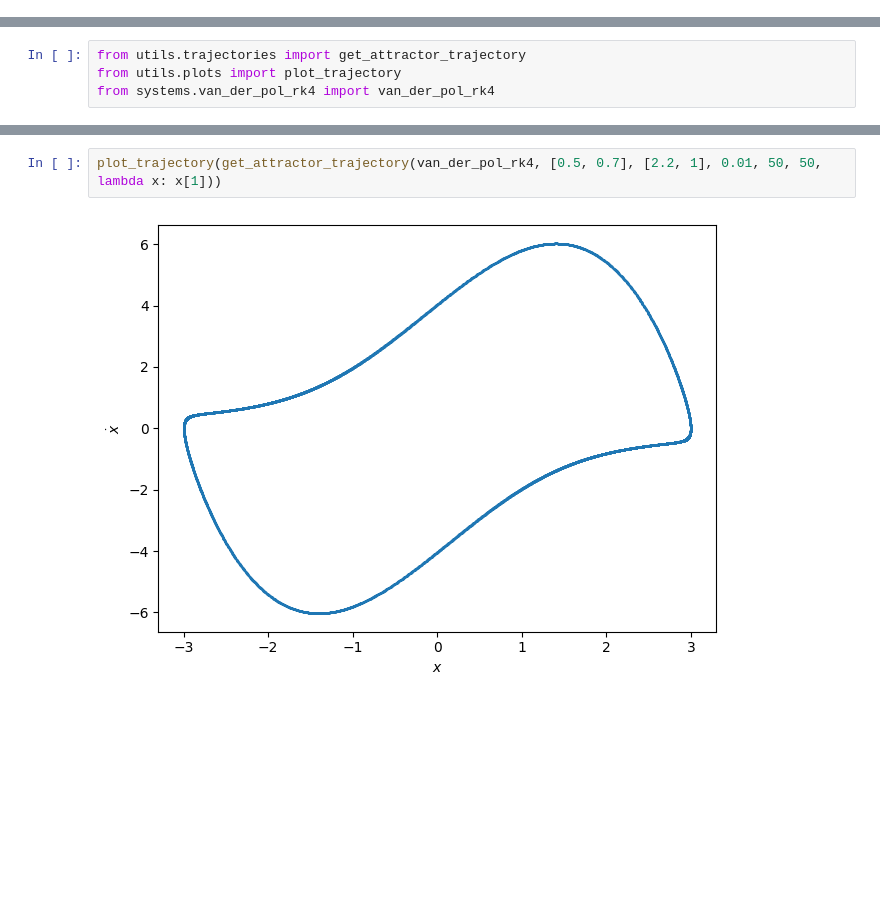
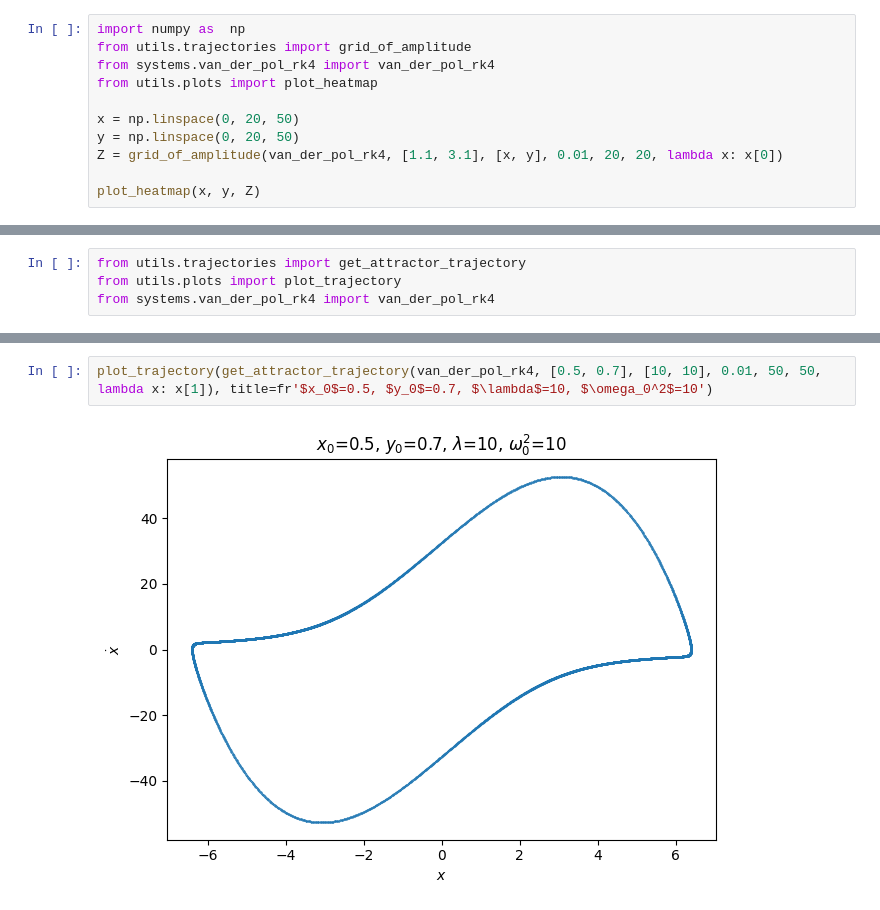
Before and after one commit to FFG99/neuromap_sync, a Jupyter notebook: explore/single_van_der_pol_dynamics.ipynb, the cells around one changed output, grey strips where cells are left out. Cells and saved outputs as stored; diff of their text form; blank space fills up the shorter version.

```diff
--- a/explore/single_van_der_pol_dynamics.ipynb
+++ b/explore/single_van_der_pol_dynamics.ipynb
@@ -113,3 +113,14 @@ from utils.plots import plot_heatmap
 plot_heatmap(x, y, Z)
 # %% [output]
 [figure]
+# %%
+import numpy as  np
+from utils.trajectories import grid_of_amplitude
+from systems.van_der_pol_rk4 import van_der_pol_rk4
+from utils.plots import plot_heatmap
+
+x = np.linspace(0, 20, 50)
+y = np.linspace(0, 20, 50)
+Z = grid_of_amplitude(van_der_pol_rk4, [1.1, 3.1], [x, y], 0.01, 20, 20, lambda x: x[0])
+
+plot_heatmap(x, y, Z)
@@ -130,4 +143,4 @@ plot_trajectory(get_attractor_trajectory(van_der_pol_rk4, [0.5, 0.7], [1.2, 1],
 # %%
-plot_trajectory(get_attractor_trajectory(van_der_pol_rk4, [0.5, 0.7], [2.2, 1], 0.01, 50, 50, lambda x: x[1]))
+plot_trajectory(get_attractor_trajectory(van_der_pol_rk4, [0.5, 0.7], [10, 10], 0.01, 50, 50, lambda x: x[1]), title=fr'$x_0$=0.5, $y_0$=0.7, $\lambda$=10, $\omega_0^2$=10')
 # %% [output]
-[figure, old version]
+[figure, new version]
```
Also changed, not shown: parts of 3 cells of this notebook, 1 other file.
